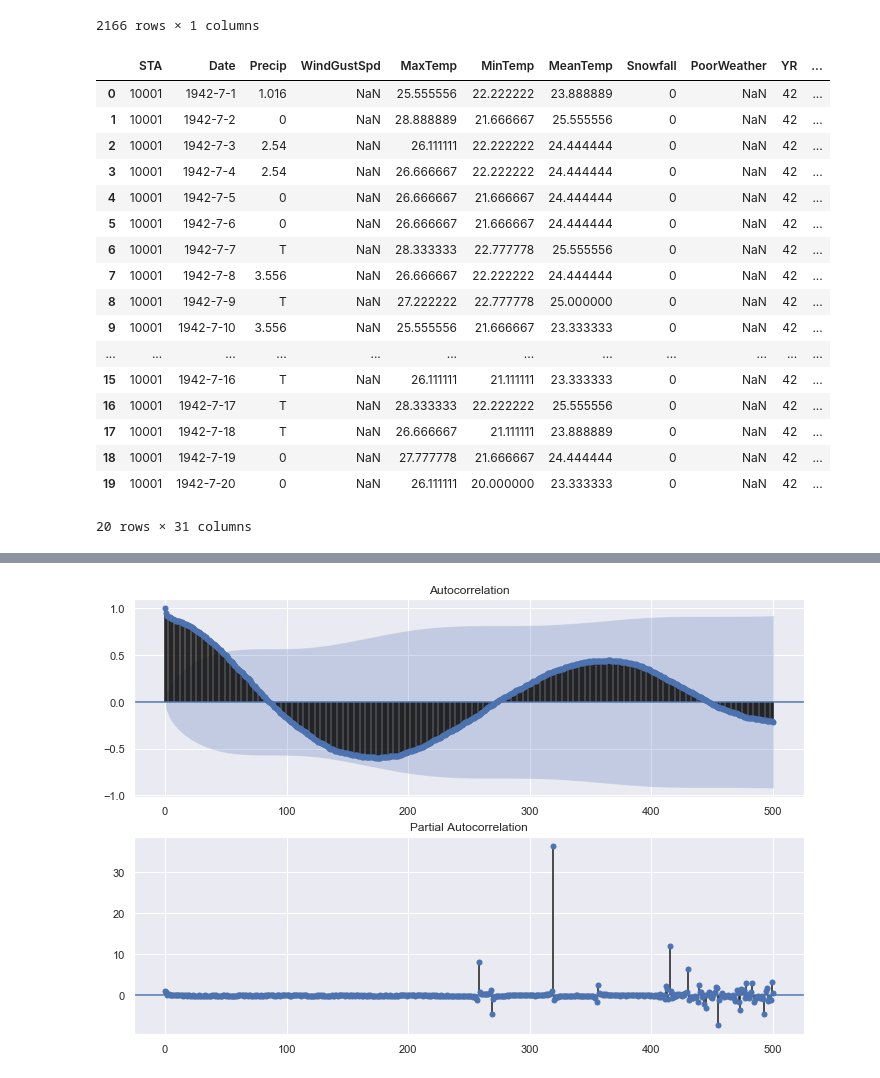
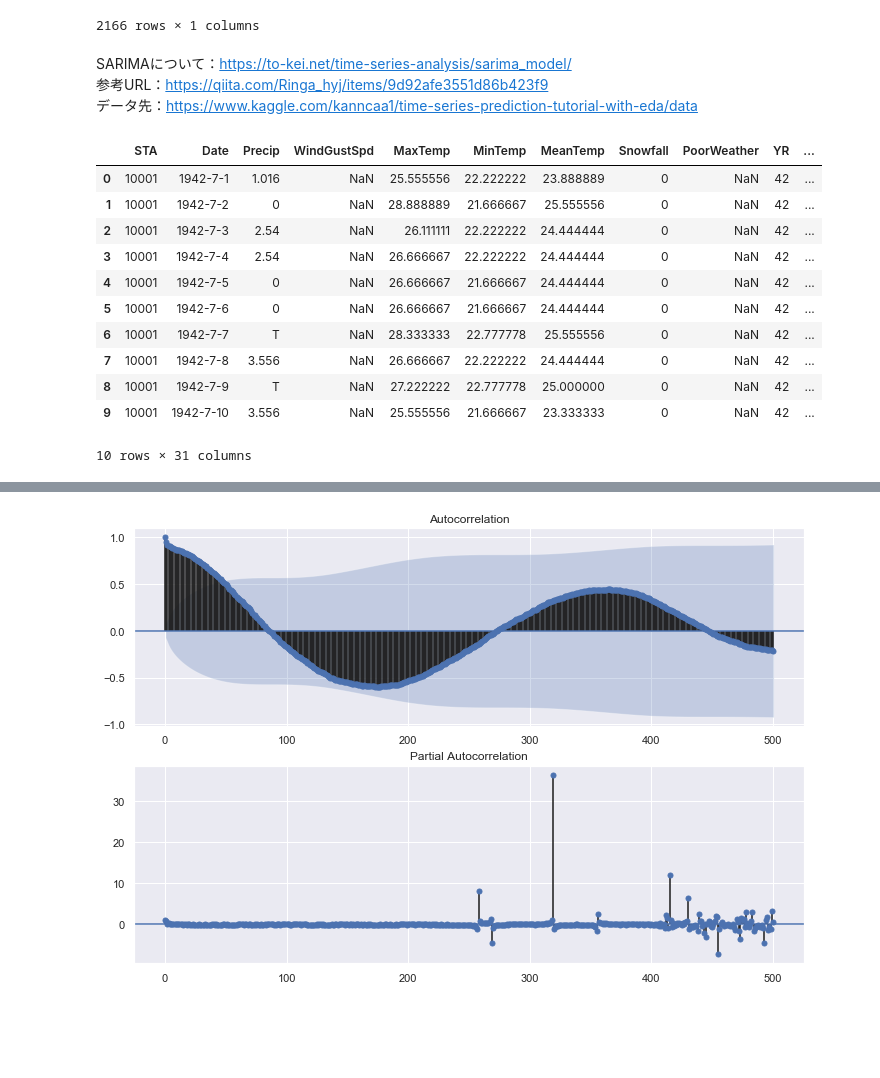
Before and after one commit to sasaki-jinya/Sskjny, a Jupyter notebook: 01-06.ipynb, the cells around one changed output, grey strips where cells are left out. Saved outputs shown, nothing was run; the diff lists cells and outputs as text; code cells hidden in the pictures; blank space fills up the shorter version.

```diff
--- a/01-06.ipynb
+++ b/01-06.ipynb
@@ -24,6 +24,10 @@ data1
 | 2164 | 22 40 43 |
 | 2165 | 20 44 46 |
 2166 rows × 1 columns
+# %% [markdown]
+SARIMAについて：https://to-kei.net/time-series-analysis/sarima_model/<br>
+参考URL：https://qiita.com/Ringa_hyj/items/9d92afe3551d86b423f9<br>
+データ先：https://www.kaggle.com/kanncaa1/time-series-prediction-tutorial-with-eda/data
 # %%
 import pandas as pd
 from matplotlib import pylab as plt
@@ -35,23 +39,17 @@ sns.set()
 weather_station_location = pd.read_csv('Weather Station Locations.csv')
 weather = pd.read_csv("Summary of Weather.csv")
 # %%
-weather.head(n=20)
+weather.head(n=10)
 # %% [output]
 |  | STA | Date | Precip | WindGustSpd | MaxTemp | MinTemp | MeanTemp | Snowfall | PoorWeather | YR | ... |
 | 0 | 10001 | 1942-7-1 | 1.016 | NaN | 25.555556 | 22.222222 | 23.888889 | 0 | NaN | 42 | ... |
 | 1 | 10001 | 1942-7-2 | 0 | NaN | 28.888889 | 21.666667 | 25.555556 | 0 | NaN | 42 | ... |
 | 2 | 10001 | 1942-7-3 | 2.54 | NaN | 26.111111 | 22.222222 | 24.444444 | 0 | NaN | 42 | ... |
 | 3 | 10001 | 1942-7-4 | 2.54 | NaN | 26.666667 | 22.222222 | 24.444444 | 0 | NaN | 42 | ... |
 | 4 | 10001 | 1942-7-5 | 0 | NaN | 26.666667 | 21.666667 | 24.444444 | 0 | NaN | 42 | ... |
 | 5 | 10001 | 1942-7-6 | 0 | NaN | 26.666667 | 21.666667 | 24.444444 | 0 | NaN | 42 | ... |
 | 6 | 10001 | 1942-7-7 | T | NaN | 28.333333 | 22.777778 | 25.555556 | 0 | NaN | 42 | ... |
 | 7 | 10001 | 1942-7-8 | 3.556 | NaN | 26.666667 | 22.222222 | 24.444444 | 0 | NaN | 42 | ... |
 | 8 | 10001 | 1942-7-9 | T | NaN | 27.222222 | 22.777778 | 25.000000 | 0 | NaN | 42 | ... |
 | 9 | 10001 | 1942-7-10 | 3.556 | NaN | 25.555556 | 21.666667 | 23.333333 | 0 | NaN | 42 | ... |
-| ... | ... | ... | ... | ... | ... | ... | ... | ... | ... | ... | ... |
-| 15 | 10001 | 1942-7-16 | T | NaN | 26.111111 | 21.111111 | 23.333333 | 0 | NaN | 42 | ... |
-| 16 | 10001 | 1942-7-17 | T | NaN | 28.333333 | 22.222222 | 25.555556 | 0 | NaN | 42 | ... |
-| 17 | 10001 | 1942-7-18 | T | NaN | 26.666667 | 21.111111 | 23.888889 | 0 | NaN | 42 | ... |
-| 18 | 10001 | 1942-7-19 | 0 | NaN | 27.777778 | 21.666667 | 24.444444 | 0 | NaN | 42 | ... |
-| 19 | 10001 | 1942-7-20 | 0 | NaN | 26.111111 | 20.000000 | 23.333333 | 0 | NaN | 42 | ... |
-20 rows × 31 columns
+10 rows × 31 columns
```
Also changed, not shown: parts of 9 cells of this notebook.
